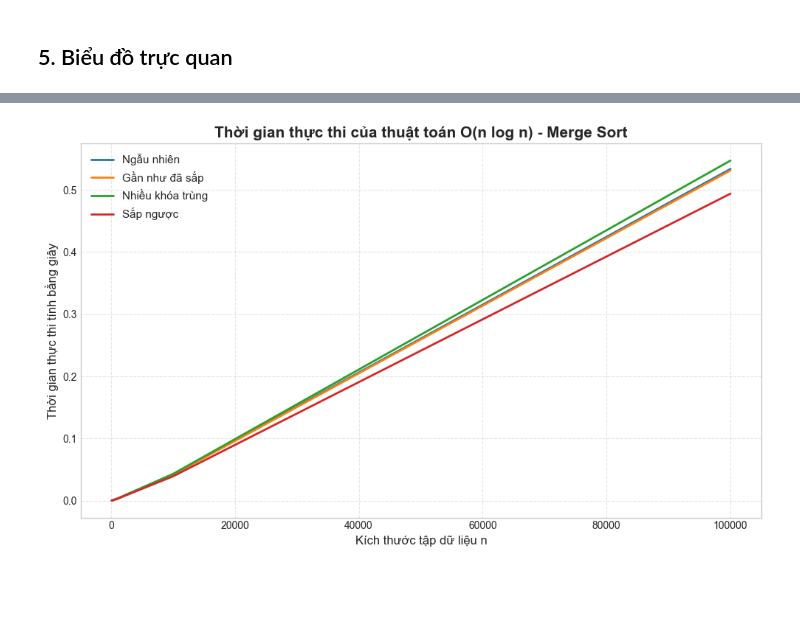
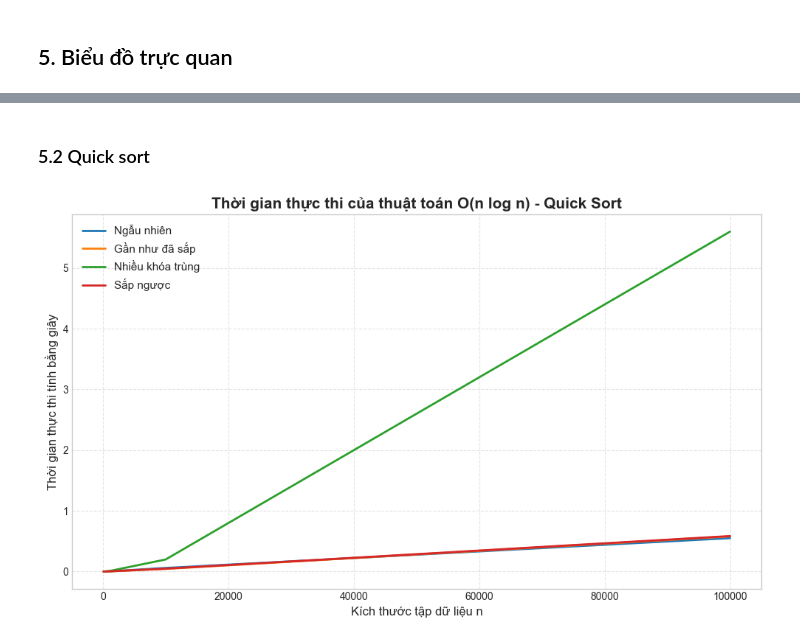
Before and after one commit to cyhapun/sorting-algorithms-benchmark, a Jupyter notebook: src/logarit_algorithm.ipynb, the cells around one changed output, grey strips where cells are left out. Cells and saved outputs as stored; diff of their text form; code cells hidden in the pictures; blank space fills up the shorter version.

Commit message:
feat: implement O(n log n) quick sort algorithm

```diff
--- a/src/logarit_algorithm.ipynb
+++ b/src/logarit_algorithm.ipynb
@@ -54,3 +60,34 @@ def merge_sort(arr):
+# %%
+sys.setrecursionlimit(150000)
+
+def quick_sort(arr):
+    def _quick_sort(items, low, high):
+        if low < high:
+            # Chọn pivot ngẫu nhiên và đưa nó về cuối mảng
+            pivot_idx = random.randint(low, high)
+            items[high], items[pivot_idx] = items[pivot_idx], items[high]
+
+            # Phân hoạch (Partition)
+            pi = partition(items, low, high)
+
+            # Gọi đệ quy cho 2 nửa
+            _quick_sort(items, low, pi - 1)
+            _quick_sort(items, pi + 1, high)
+
+    def partition(items, low, high):
+        pivot = items[high]
+        i = low - 1
+        for j in range(low, high):
+            if items[j] <= pivot:
+                i += 1
+                items[i], items[j] = items[j], items[i]
+
+        # Đưa pivot vào đúng vị trí
+        items[i + 1], items[high] = items[high], items[i + 1]
+        return i + 1
+
+    # Bắt đầu gọi hàm đệ quy ẩn bên trong
+    _quick_sort(arr, 0, len(arr) - 1)
 # %% [markdown]
 ## 3. Đọc dữ liệu từ file npz
 # %%
@@ -90,0 +132,3 @@ results_n_logn = measure_algorithm_time(merge_sort, loaded_data, datasets, sizes
+# %%
+print("Đang đo Quick Sort")
+results_n_logn_bonus = measure_algorithm_time(quick_sort, loaded_data, datasets, sizes)
@@ -93,9 +150,11 @@ results_n_logn = measure_algorithm_time(merge_sort, loaded_data, datasets, sizes
+# %% [markdown]
+### 5.2 Quick sort
 # %%
 plot_execution_times(
-    results_dict=results_n_logn,
+    results_dict=results_n_logn_bonus,
     sizes=sizes,
     datasets=datasets,
-    algo_name="O(n log n) - Merge Sort"
+    algo_name="O(n log n) - Quick Sort"
 )
 # %% [output]
-[figure, old version]
+[figure, new version]
```
Also changed, not shown: parts of 10 cells of this notebook.
